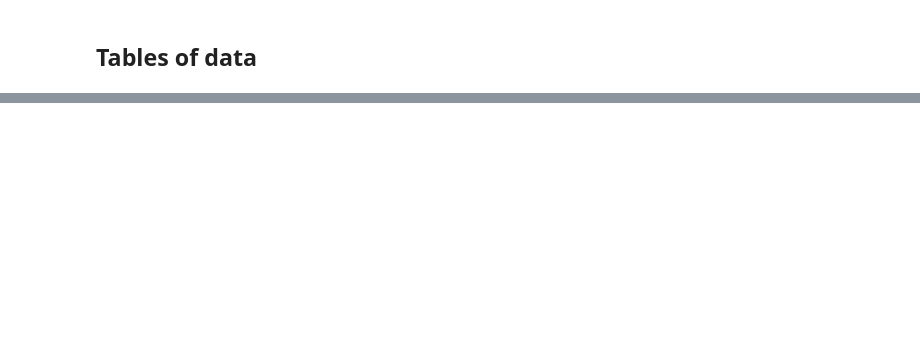
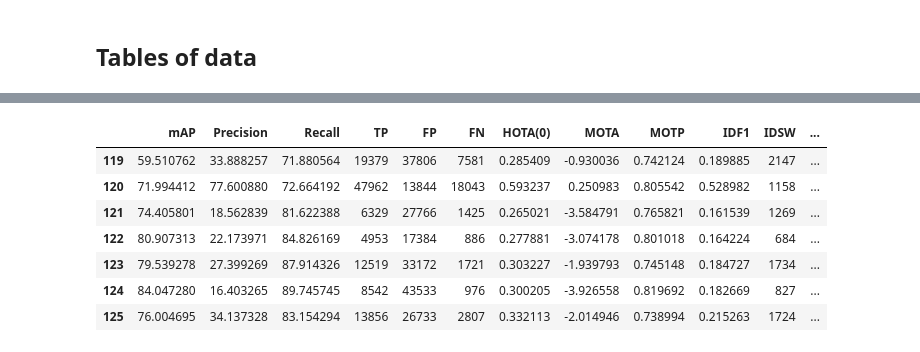
Before and after one commit to JorgeMunnozAguado/MOT-experimental-framework, a Jupyter notebook: analysis/Comparison.ipynb, the cells around one changed output, grey strips where cells are left out. Cells and saved outputs as stored; diff of their text form; code cells hidden in the pictures; blank space fills up the shorter version.

```diff
--- a/analysis/Comparison.ipynb
+++ b/analysis/Comparison.ipynb
@@ -138,0 +123,12 @@ m[['mAP', 'Precision', 'Recall', 'TP', 'FP', 'FN', 'HOTA(0)', 'MOTA', 'MOTP', 'I
+# %%
+m = aux.search(tb, 'sst', 'faster_rcnn-fine-tune')
+m[['mAP', 'Precision', 'Recall', 'TP', 'FP', 'FN', 'HOTA(0)', 'MOTA', 'MOTP', 'IDF1', 'IDSW', 'ATA']]
+# %% [output]
+|  | mAP | Precision | Recall | TP | FP | FN | HOTA(0) | MOTA | MOTP | IDF1 | IDSW | ... |
+| 119 | 59.510762 | 33.888257 | 71.880564 | 19379 | 37806 | 7581 | 0.285409 | -0.930036 | 0.742124 | 0.189885 | 2147 | ... |
+| 120 | 71.994412 | 77.600880 | 72.664192 | 47962 | 13844 | 18043 | 0.593237 | 0.250983 | 0.805542 | 0.528982 | 1158 | ... |
+| 121 | 74.405801 | 18.562839 | 81.622388 | 6329 | 27766 | 1425 | 0.265021 | -3.584791 | 0.765821 | 0.161539 | 1269 | ... |
+| 122 | 80.907313 | 22.173971 | 84.826169 | 4953 | 17384 | 886 | 0.277881 | -3.074178 | 0.801018 | 0.164224 | 684 | ... |
+| 123 | 79.539278 | 27.399269 | 87.914326 | 12519 | 33172 | 1721 | 0.303227 | -1.939793 | 0.745148 | 0.184727 | 1734 | ... |
+| 124 | 84.047280 | 16.403265 | 89.745745 | 8542 | 43533 | 976 | 0.300205 | -3.926558 | 0.819692 | 0.182669 | 827 | ... |
+| 125 | 76.004695 | 34.137328 | 83.154294 | 13856 | 26733 | 2807 | 0.332113 | -2.014946 | 0.738994 | 0.215263 | 1724 | ... |
```
Also changed, not shown: parts of 13 cells of this notebook, 1 other file.
